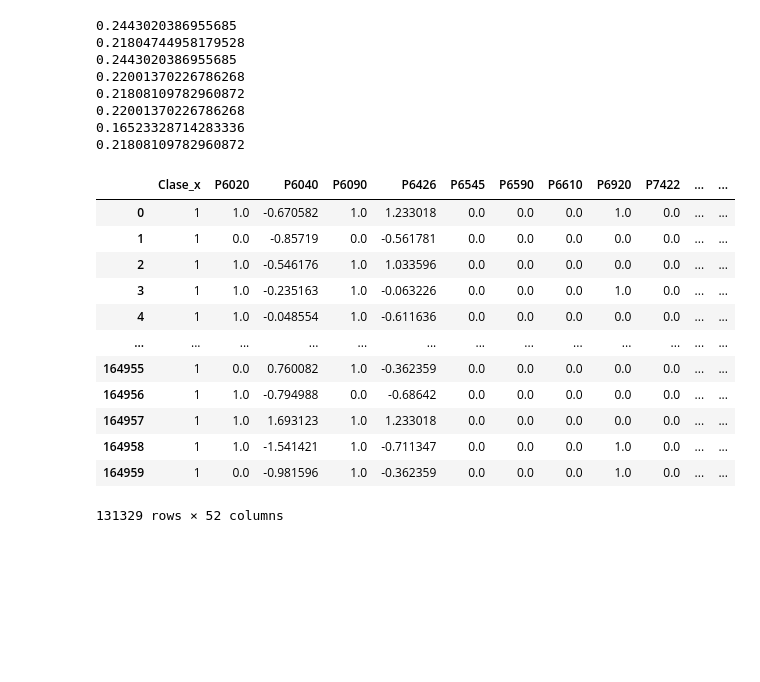
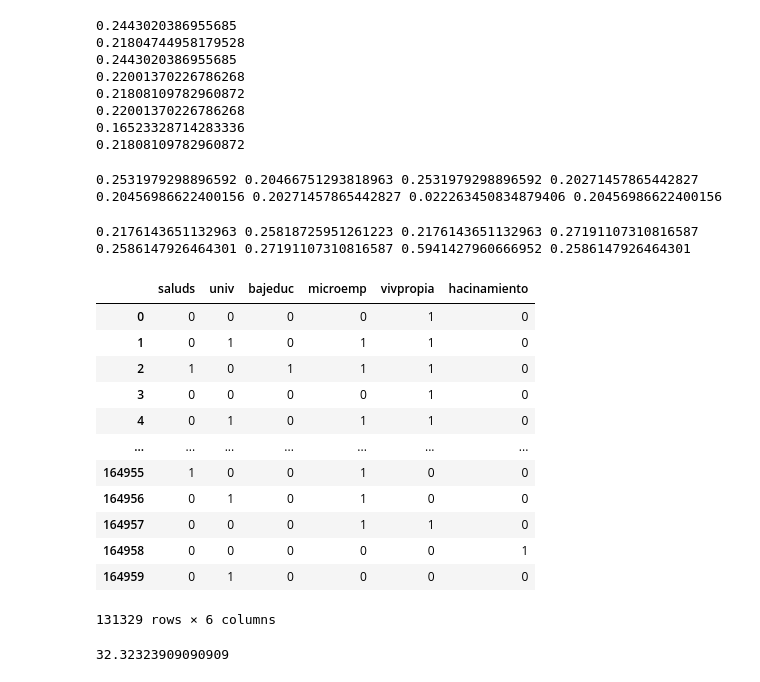
Before and after one commit to sdpinilla18/PS2_BD-ML, a Jupyter notebook: code_PS2_v2 - copia (2).ipynb, the cells around one changed output. Drawn from its saved outputs; the diff is of its cells as text; code cells hidden in the pictures; blank space fills up the shorter version.

```diff
--- a/code_PS2_v2 - copia (2).ipynb
+++ b/code_PS2_v2 - copia (2).ipynb
@@ -792,20 +768,3 @@ print(WMIRresultslmco)
 0.22001370226786268
 0.16523328714283336
 0.21808109782960872
-# %%
-## Aditional Models
-X_train2
-# %% [output]
-|  | Clase_x | P6020 | P6040 | P6090 | P6426 | P6545 | P6590 | P6610 | P6920 | P7422 | ... | ... |
-| 0 | 1 | 1.0 | -0.670582 | 1.0 | 1.233018 | 0.0 | 0.0 | 0.0 | 1.0 | 0.0 | ... | ... |
-| 1 | 1 | 0.0 | -0.85719 | 0.0 | -0.561781 | 0.0 | 0.0 | 0.0 | 0.0 | 0.0 | ... | ... |
-| 2 | 1 | 1.0 | -0.546176 | 1.0 | 1.033596 | 0.0 | 0.0 | 0.0 | 0.0 | 0.0 | ... | ... |
-| 3 | 1 | 1.0 | -0.235163 | 1.0 | -0.063226 | 0.0 | 0.0 | 0.0 | 1.0 | 0.0 | ... | ... |
-| 4 | 1 | 1.0 | -0.048554 | 1.0 | -0.611636 | 0.0 | 0.0 | 0.0 | 0.0 | 0.0 | ... | ... |
-| ... | ... | ... | ... | ... | ... | ... | ... | ... | ... | ... | ... | ... |
-| 164955 | 1 | 0.0 | 0.760082 | 1.0 | -0.362359 | 0.0 | 0.0 | 0.0 | 0.0 | 0.0 | ... | ... |
-| 164956 | 1 | 1.0 | -0.794988 | 0.0 | -0.68642 | 0.0 | 0.0 | 0.0 | 0.0 | 0.0 | ... | ... |
-| 164957 | 1 | 1.0 | 1.693123 | 1.0 | 1.233018 | 0.0 | 0.0 | 0.0 | 0.0 | 0.0 | ... | ... |
-| 164958 | 1 | 1.0 | -1.541421 | 1.0 | -0.711347 | 0.0 | 0.0 | 0.0 | 1.0 | 0.0 | ... | ... |
-| 164959 | 1 | 0.0 | -0.981596 | 1.0 | -0.362359 | 0.0 | 0.0 | 0.0 | 1.0 | 0.0 | ... | ... |
-131329 rows × 52 columns
@@ -814,0 +771,33 @@ X_train2
+# %%
+print(FNR1,FNR2,FNR3,FNR4,FNR5,FNR6,FNR7)
+# %% [output]
+0.2531979298896592 0.20466751293818963 0.2531979298896592 0.20271457865442827 0.20456986622400156 0.20271457865442827 0.022263450834879406 0.20456986622400156
+# %%
+print(FPR1,FPR2,FPR3,FPR4,FPR5,FPR6,FPR7)
+# %% [output]
+0.2176143651132963 0.25818725951261223 0.2176143651132963 0.27191107310816587 0.2586147926464301 0.27191107310816587 0.5941427960666952 0.2586147926464301
+# %%
+############### Reduced sample ################
+
+xy=pd.merge(X_train2,y_train2["Ingtotugarrest"], left_index=True, right_index=True)
+corrxy=xy.corr()
+ingcmat=corrxy["Ingtotugarrest"]
+ingcmat
+xred=["saluds" ,"univ", "bajeduc" ,"microemp","vivpropia", "hacinamiento"]
+# %%
+X_train3=X_train2[xred]
+X_train3
+# %% [output]
+|  | saluds | univ | bajeduc | microemp | vivpropia | hacinamiento |
+| 0 | 0 | 0 | 0 | 0 | 1 | 0 |
+| 1 | 0 | 1 | 0 | 1 | 1 | 0 |
+| 2 | 1 | 0 | 1 | 1 | 1 | 0 |
+| 3 | 0 | 0 | 0 | 0 | 1 | 0 |
+| 4 | 0 | 1 | 0 | 1 | 1 | 0 |
+| ... | ... | ... | ... | ... | ... | ... |
+| 164955 | 1 | 0 | 0 | 1 | 0 | 0 |
+| 164956 | 0 | 1 | 0 | 1 | 0 | 0 |
+| 164957 | 0 | 0 | 0 | 1 | 1 | 0 |
+| 164958 | 0 | 0 | 0 | 0 | 0 | 1 |
+| 164959 | 0 | 1 | 0 | 0 | 0 | 0 |
+131329 rows × 6 columns
@@ -814,0 +810,4 @@ X_train2
+# %%
+print(resultsridgesmall.alpha_)
+# %% [output]
+32.32323909090909
```
Also changed, not shown: parts of 18 cells of this notebook.
